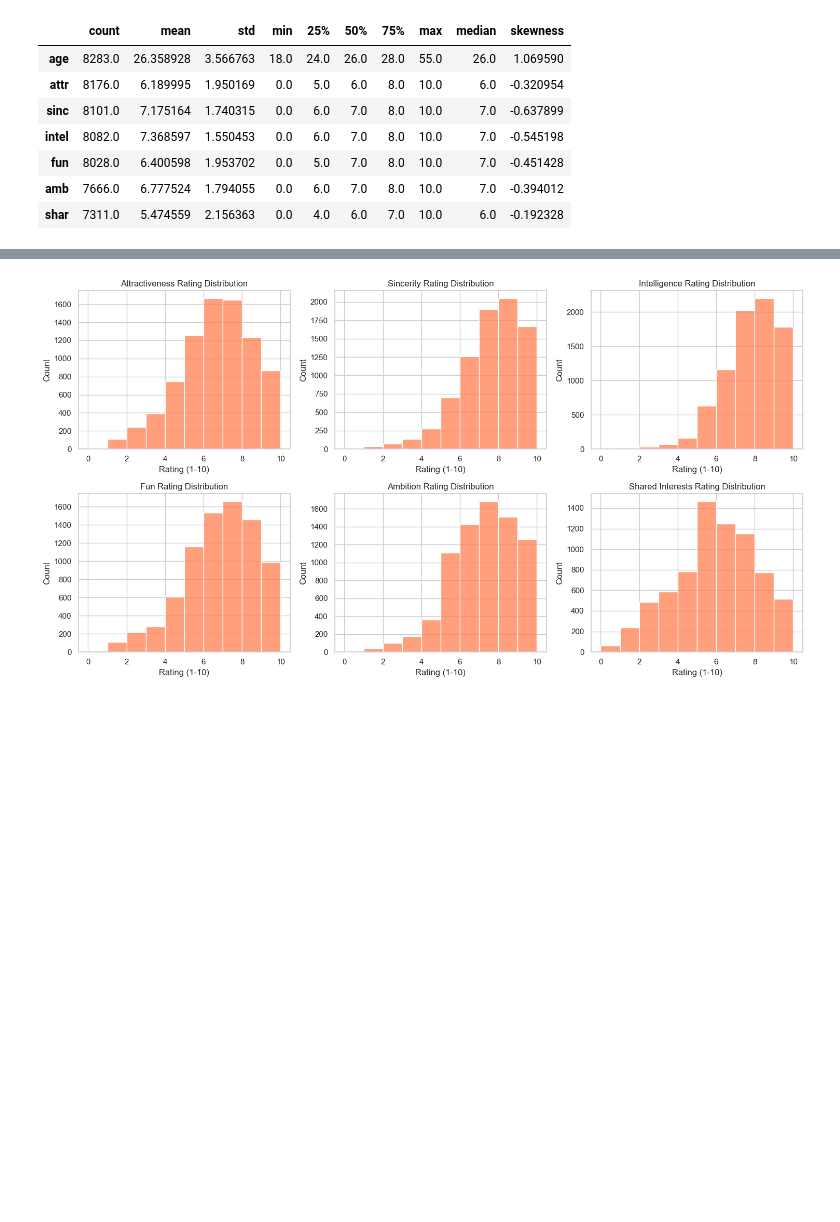
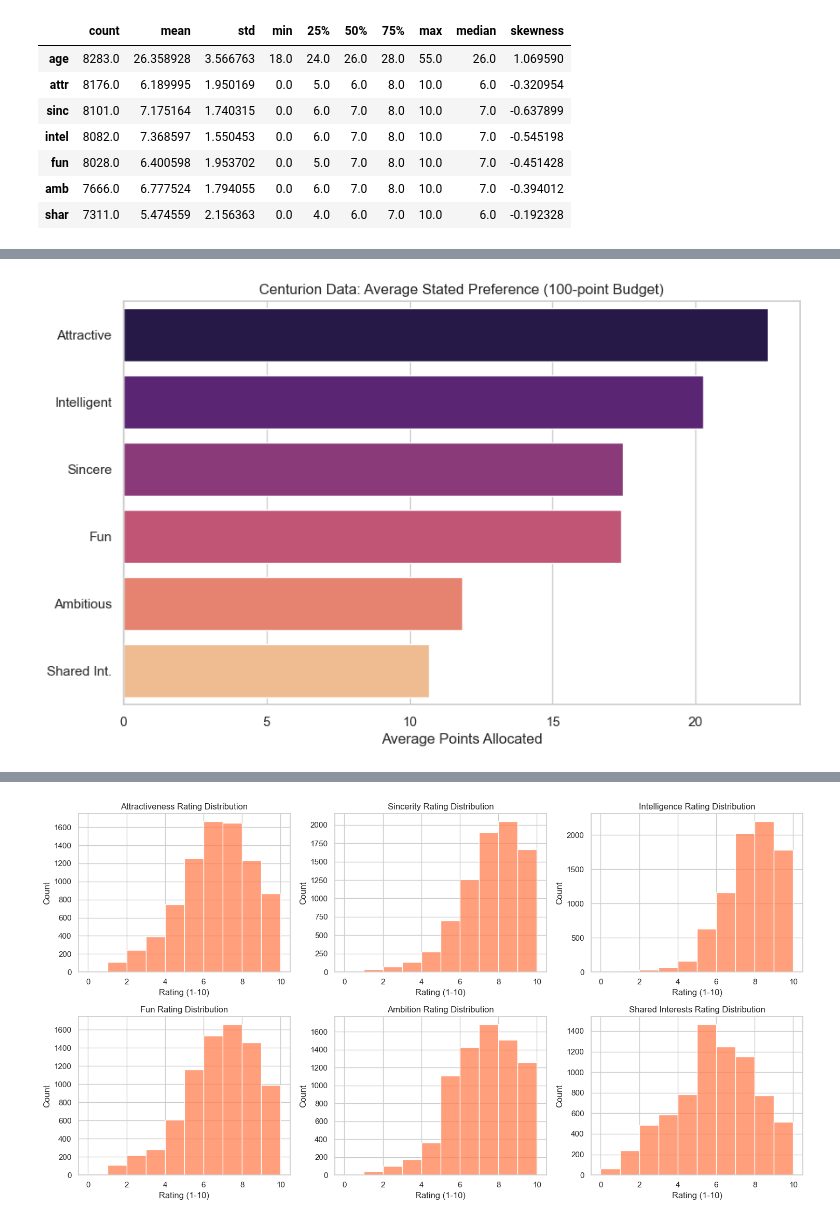
Before and after one commit to Babrzej/speed-dating-analysis, a Jupyter notebook: exploratory_data_analysis.ipynb, the cells around one changed output, grey strips where cells are left out. Saved outputs shown, nothing was run; the diff lists cells and outputs as text; code cells hidden in the pictures; blank space fills up the shorter version.

```diff
--- a/exploratory_data_analysis.ipynb
+++ b/exploratory_data_analysis.ipynb
@@ -63,0 +54,12 @@ plt.show()
+# %%
+stated_cols = ['attr1_1', 'sinc1_1', 'intel1_1', 'fun1_1', 'amb1_1', 'shar1_1']
+centurion_means = df[stated_cols].mean().sort_values(ascending=False)
+
+plt.figure(figsize=(10, 6))
+sns.barplot(x=centurion_means.values, y=['Attractive', 'Intelligent', 'Sincere', 'Fun', 'Ambitious', 'Shared Int.'],
+            palette='magma', hue=centurion_means.index, legend=False)
+plt.title('Centurion Data: Average Stated Preference (100-point Budget)')
+plt.xlabel('Average Points Allocated')
+plt.show()
+# %% [output]
+[figure, added]
```
Also changed, not shown: parts of 19 cells of this notebook.
